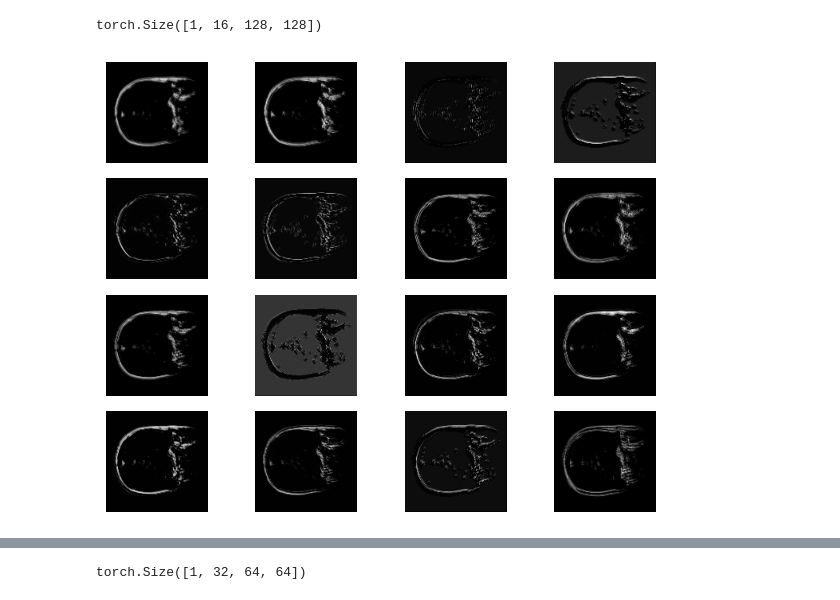
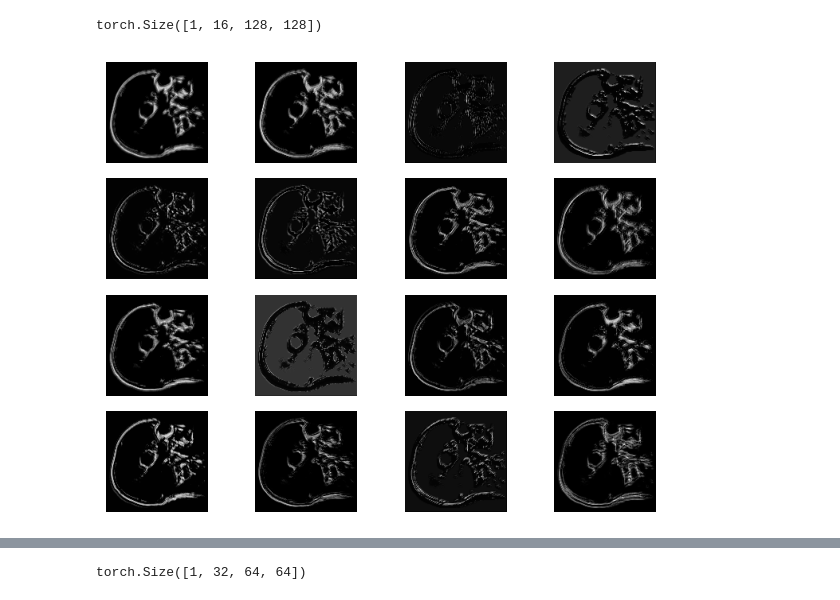
Before and after one commit to HuRuilizhen/EIE4512-U-Net-with-KAN, a Jupyter notebook: UNet_visualize.ipynb, the cells around one changed output, grey strips where cells are left out. Cells and saved outputs as stored; diff of their text form; code cells hidden in the pictures.

```diff
--- a/UNet_visualize.ipynb
+++ b/UNet_visualize.ipynb
@@ -3,7 +3,7 @@ from model import UNet
 import torch
 # %%
 Unet_model = UNet()
-Unet_model.load_state_dict(torch.load('Unet_model.pth'))
+Unet_model.load_state_dict(torch.load('models/Unet_model.pth'))
 Unet_model.eval()
 # %% [output]
 UNet(
@@ -28,9 +35,7 @@ from loader import train_dataset, test_dataset, valid_dataset
 from torch.utils.data import DataLoader
 from matplotlib import pyplot as plt
 # %%
-# plot image and mask in the subplots
-
-image, mask = train_dataset[0]
+image, mask = train_dataset[1]
 
 fig, ax = plt.subplots(1, 2)
 
@@ -48,12 +63,14 @@ R1.shape
 # %% [output]
 torch.Size([1, 16, 128, 128])
 # %%
-figure, ax = plt.subplots(4, 4)
+n_x, n_y = 4, 4
 
-for i in range(4):
-    for j in range(4):
-        ax[i, j].imshow(R1[0, i*4+j, :, :].detach().numpy().squeeze(), cmap='gray')
+figure, ax = plt.subplots(n_x, n_y)
+
+for i in range(n_x):
+    for j in range(n_y):
+        ax[i, j].imshow(R1[0, i*n_y+j, :, :].detach().numpy().squeeze(), cmap='gray')
         ax[i, j].axis('off')
 plt.tight_layout()
 # %% [output]
-[figure, old version]
+[figure, new version]
```
Also changed, not shown: parts of 23 cells of this notebook, 8 other files.
